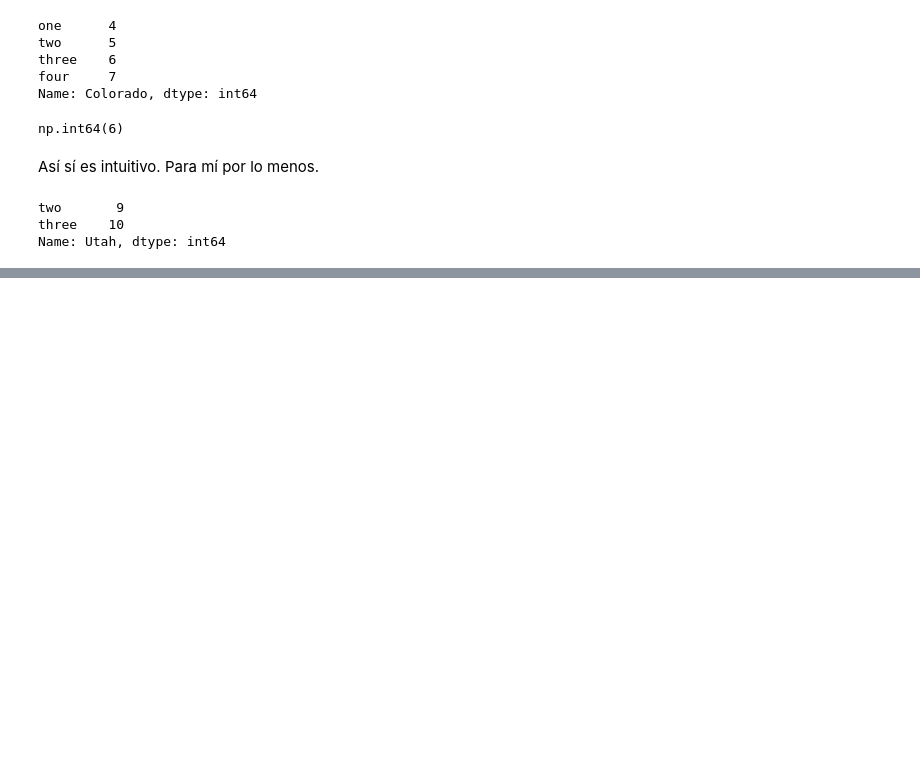
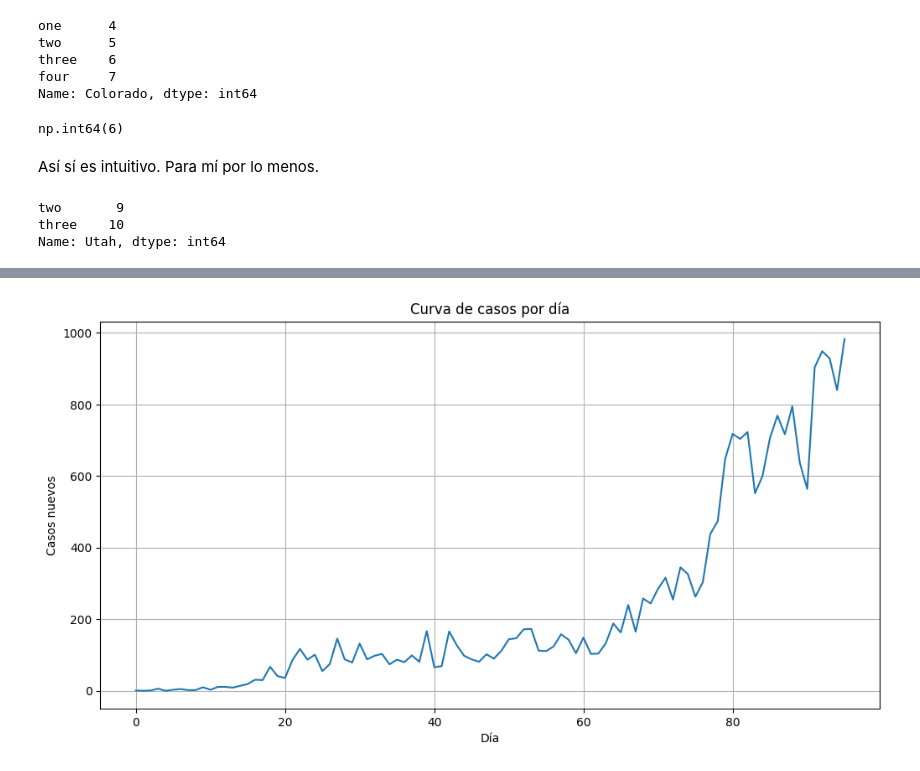
Before and after one commit to LucaChicconi/_labodatos, a Jupyter notebook: practica2.ipynb, the cells around one changed output, grey strips where cells are left out. Cells and saved outputs as stored; diff of their text form; code cells hidden in the pictures; blank space fills up the shorter version.

```diff
--- a/practica2.ipynb
+++ b/practica2.ipynb
@@ -218,0 +435,11 @@ Name: Utah, dtype: int64
+# %%
+#Ésto queda mas fachero :p
+plt.figure(figsize=(12, 6))
+plt.plot(df["confirmados_Nuevos"])
+plt.xlabel("Día")
+plt.ylabel("Casos nuevos")
+plt.title("Curva de casos por día")
+plt.grid(True)
+plt.show()
+# %% [output]
+[figure, added]
```
Also changed, not shown: parts of 49 cells of this notebook.
